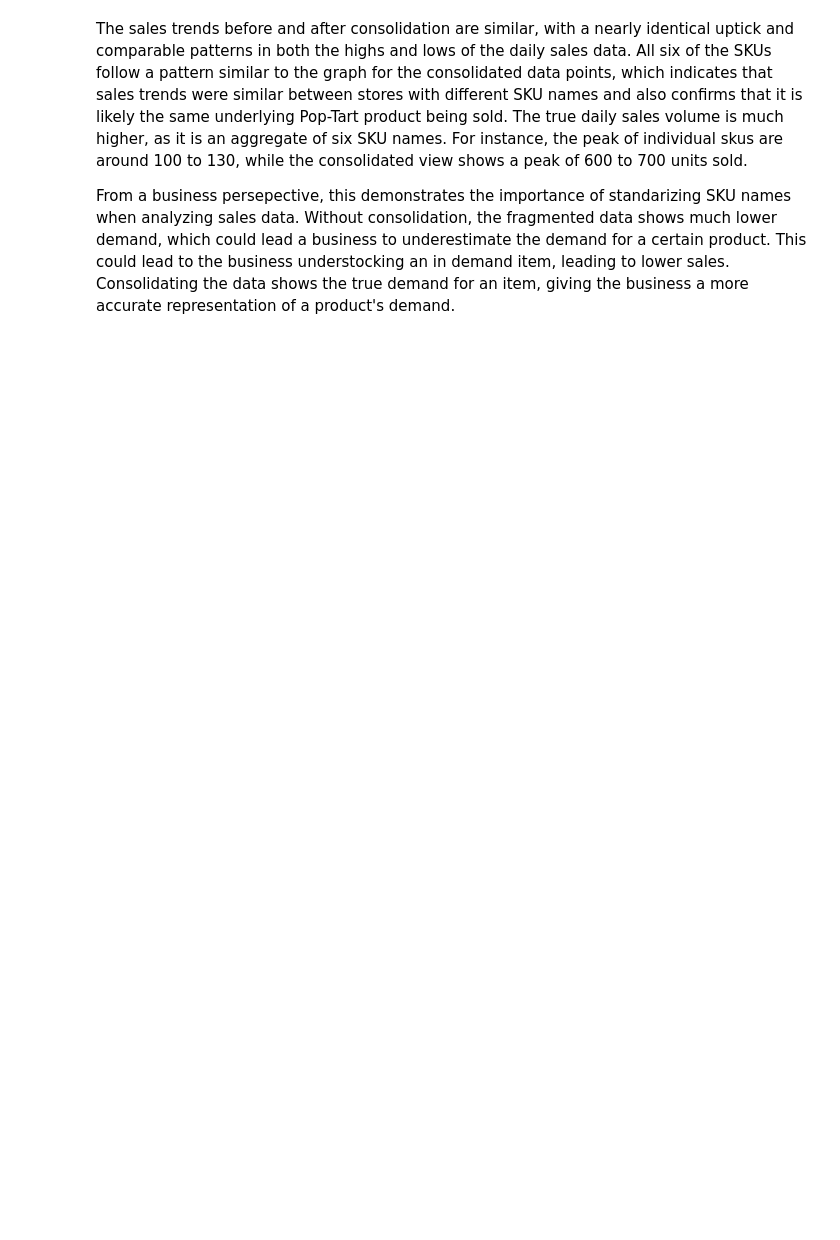
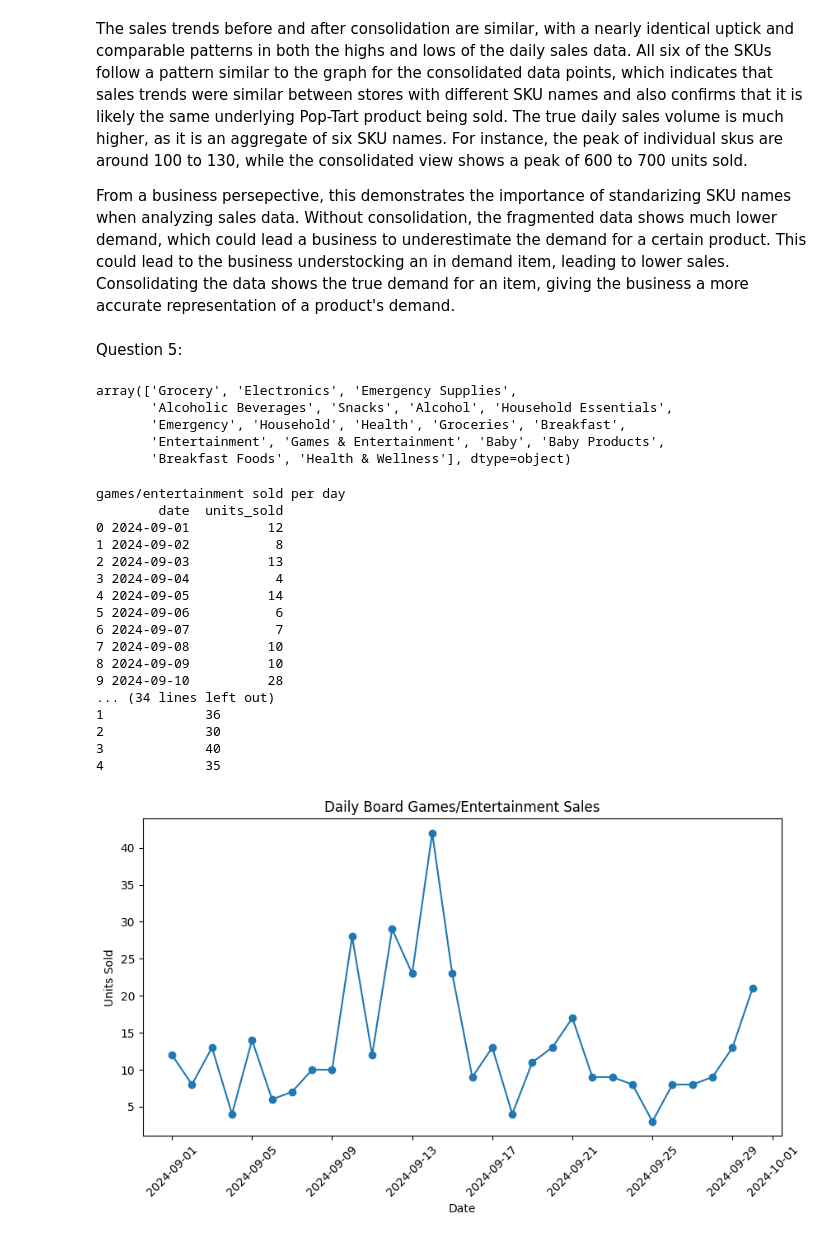
Before and after one commit to KevinT135/DS-2002-Midterm, a Jupyter notebook: notebooks/DS2002_Midterm.ipynb, the cells around one changed output. Drawn from its saved outputs; the diff is of its cells as text; code cells hidden in the pictures; blank space fills up the shorter version.

Commit message:
added question 5

```diff
--- a/notebooks/DS2002_Midterm.ipynb
+++ b/notebooks/DS2002_Midterm.ipynb
@@ -320,3 +320,74 @@ plt.show()
 The sales trends before and after consolidation are similar, with a nearly identical uptick and comparable patterns in both the highs and lows of the daily sales data. All six of the SKUs follow a pattern similar to the graph for the consolidated data points, which indicates that sales trends were similar between stores with different SKU names and also confirms that it is likely the same underlying Pop-Tart product being sold. The true daily sales volume is much higher, as it is an aggregate of six SKU names. For instance, the peak of individual skus are around 100 to 130, while the consolidated view shows a peak of 600 to 700 units sold.
 
 From a business persepective, this demonstrates the importance of standarizing SKU names when analyzing sales data. Without consolidation, the fragmented data shows much lower demand, which could lead a business to underestimate the demand for a certain product. This could lead to the business understocking an in demand item, leading to lower sales. Consolidating the data shows the true demand for an item, giving the business a more accurate representation of a product's demand.
+# %% [markdown]
+Question 5:
+# %%
+transactions["category"].unique()
+# %% [output]
+array(['Grocery', 'Electronics', 'Emergency Supplies',
+       'Alcoholic Beverages', 'Snacks', 'Alcohol', 'Household Essentials',
+       'Emergency', 'Household', 'Health', 'Groceries', 'Breakfast',
+       'Entertainment', 'Games & Entertainment', 'Baby', 'Baby Products',
+       'Breakfast Foods', 'Health & Wellness'], dtype=object)
+# %%
+board_games = transactions[transactions["category"].isin(["Entertainment", "Games & Entertainment"])].copy()
+
+print("games/entertainment sold per day")
+bg_sales = (board_games.groupby("date")["quantity"].sum().reset_index(name="units_sold"))
+print(bg_sales.head(10))
+
+print("\ntop SKUs")
+bg_skus = (board_games.groupby(["product_name","category"])["quantity"].sum().reset_index().sort_values("quantity", ascending=False))
+print(bg_skus.head(10))
+
+inventory = sqlite3.connect("inventory_and_sales.db")
+
+tables = pd.read_sql("SELECT name FROM sqlite_master WHERE type='table'", inventory)
+print("tables in db")
+print(tables)
+
+#Shows the tables in db
+print("daily sales")
+print(pd.read_sql("SELECT * FROM daily_sales_summary LIMIT 5", inventory))
+
+print("Inventory levels")
+print(pd.read_sql("SELECT * FROM inventory_levels LIMIT 5", inventory))
+
+
+plt.figure(figsize=(10,5))
+plt.plot(bg_sales["date"], bg_sales["units_sold"], marker="o")
+plt.title("Daily Board Games/Entertainment Sales")
+plt.xlabel("Date")
+plt.ylabel("Units Sold")
+plt.xticks(rotation=45)
+plt.show()
+
+plt.figure(figsize=(10,5))
+plt.bar(bg_skus["product_name"], bg_skus["quantity"])
+plt.title("Board Game/Entertainment sales by SKU name")
+plt.xlabel("Product")
+plt.ylabel("Units Sold")
+plt.xticks(rotation=45)
+plt.show()
+
+inventory.close()
+# %% [output]
+games/entertainment sold per day
+        date  units_sold
+0 2024-09-01          12
+1 2024-09-02           8
+2 2024-09-03          13
+3 2024-09-04           4
+4 2024-09-05          14
+5 2024-09-06           6
+6 2024-09-07           7
+7 2024-09-08          10
+8 2024-09-09          10
+9 2024-09-10          28
+... (34 lines left out)
+1             36
+2             30
+3             40
+4             35
+[figure, added]
```
Also changed, not shown: parts of 9 cells of this notebook.
